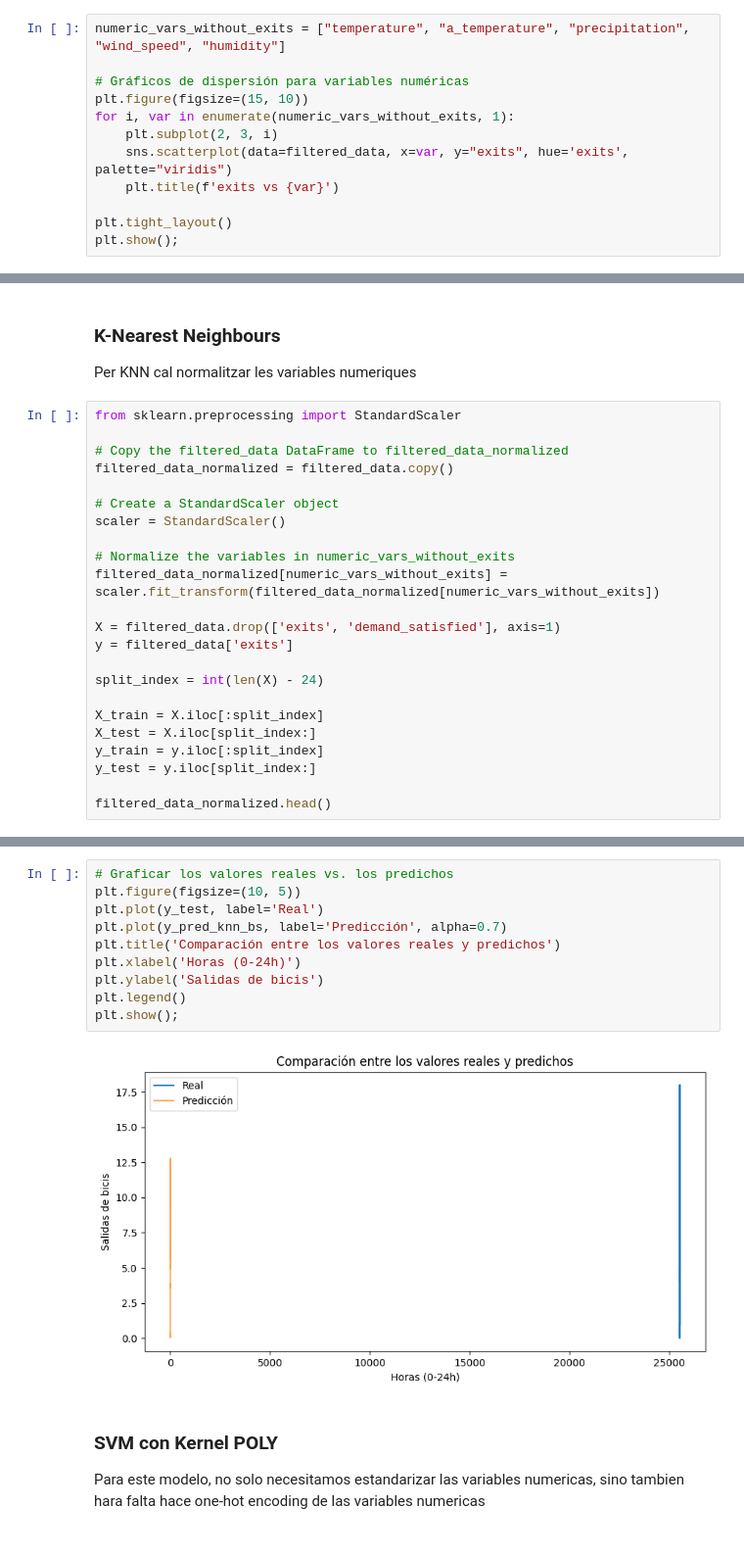
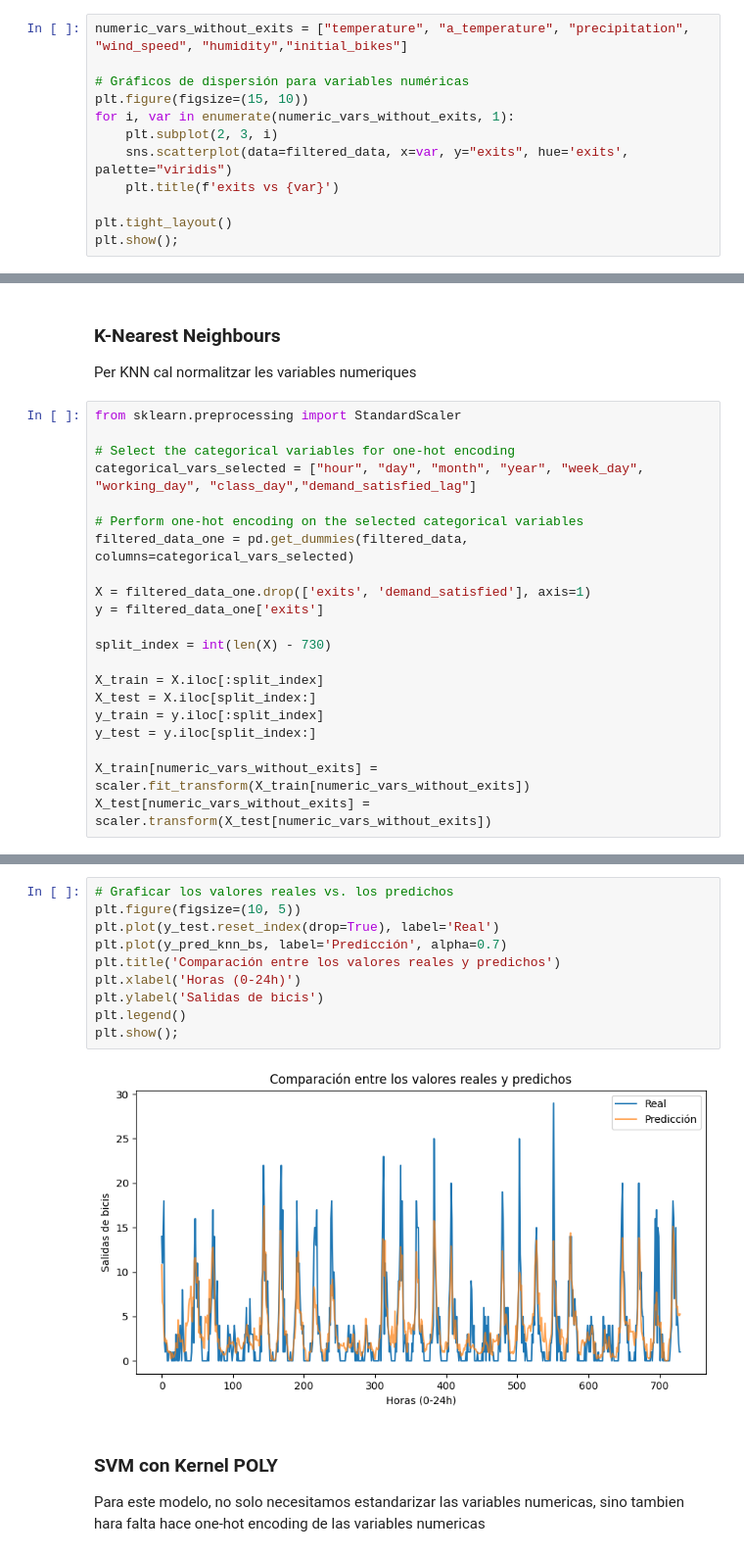
Before and after one commit to nicollorens12/BicingEstimator, a Jupyter notebook: notebook.ipynb, the cells around one changed output, grey strips where cells are left out. Shown at 98% size. Drawn from its saved outputs; the diff is of its cells as text.

Commit message:
All models are splitted correctly

```diff
--- a/notebook.ipynb
+++ b/notebook.ipynb
@@ -174,7 +175,7 @@ plt.show();
 # %% [markdown]
 ### **Realción de la variable objetivo con el resto de variables**
 # %%
-numeric_vars_without_exits = ["temperature", "a_temperature", "precipitation", "wind_speed", "humidity"]
+numeric_vars_without_exits = ["temperature", "a_temperature", "precipitation", "wind_speed", "humidity","initial_bikes"]
 
 # Gráficos de dispersión para variables numéricas
 plt.figure(figsize=(15, 10))
@@ -292,24 +293,22 @@ Per KNN cal normalitzar les variables numeriques
 # %%
 from sklearn.preprocessing import StandardScaler
 
-# Copy the filtered_data DataFrame to filtered_data_normalized
-filtered_data_normalized = filtered_data.copy()
+# Select the categorical variables for one-hot encoding
+categorical_vars_selected = ["hour", "day", "month", "year", "week_day", "working_day", "class_day","demand_satisfied_lag"]
 
-# Create a StandardScaler object
-scaler = StandardScaler()
+# Perform one-hot encoding on the selected categorical variables
+filtered_data_one = pd.get_dummies(filtered_data, columns=categorical_vars_selected)
 
-# Normalize the variables in numeric_vars_without_exits
-filtered_data_normalized[numeric_vars_without_exits] = scaler.fit_transform(filtered_data_normalized[numeric_vars_without_exits])
+X = filtered_data_one.drop(['exits', 'demand_satisfied'], axis=1)
+y = filtered_data_one['exits']
 
-X = filtered_data.drop(['exits', 'demand_satisfied'], axis=1)
-y = filtered_data['exits']
-
-split_index = int(len(X) - 24)
+split_index = int(len(X) - 730)
 
 X_train = X.iloc[:split_index]
 X_test = X.iloc[split_index:]
 y_train = y.iloc[:split_index]
 y_test = y.iloc[split_index:]
 
-filtered_data_normalized.head()
+X_train[numeric_vars_without_exits] = scaler.fit_transform(X_train[numeric_vars_without_exits])
+X_test[numeric_vars_without_exits] = scaler.transform(X_test[numeric_vars_without_exits])
 # %% [output]
@@ -389,15 +395,15 @@ plt.show();
 # %%
 # Graficar los valores reales vs. los predichos
 plt.figure(figsize=(10, 5))
-plt.plot(y_test, label='Real')
+plt.plot(y_test.reset_index(drop=True), label='Real')
 plt.plot(y_pred_knn_bs, label='Predicción', alpha=0.7)
 plt.title('Comparación entre los valores reales y predichos')
 plt.xlabel('Horas (0-24h)')
 plt.ylabel('Salidas de bicis')
 plt.legend()
 plt.show();
 # %% [output]
-[figure, old version]
+[figure, new version]
 # %% [markdown]
 ### **SVM con Kernel POLY**
 
```
Also changed, not shown: parts of 19 cells of this notebook.
